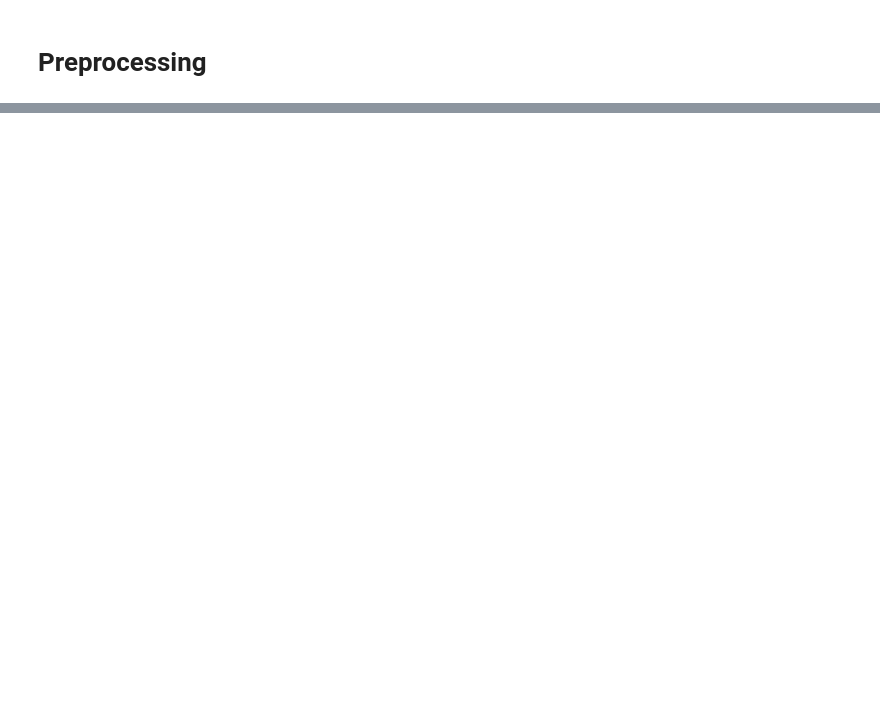
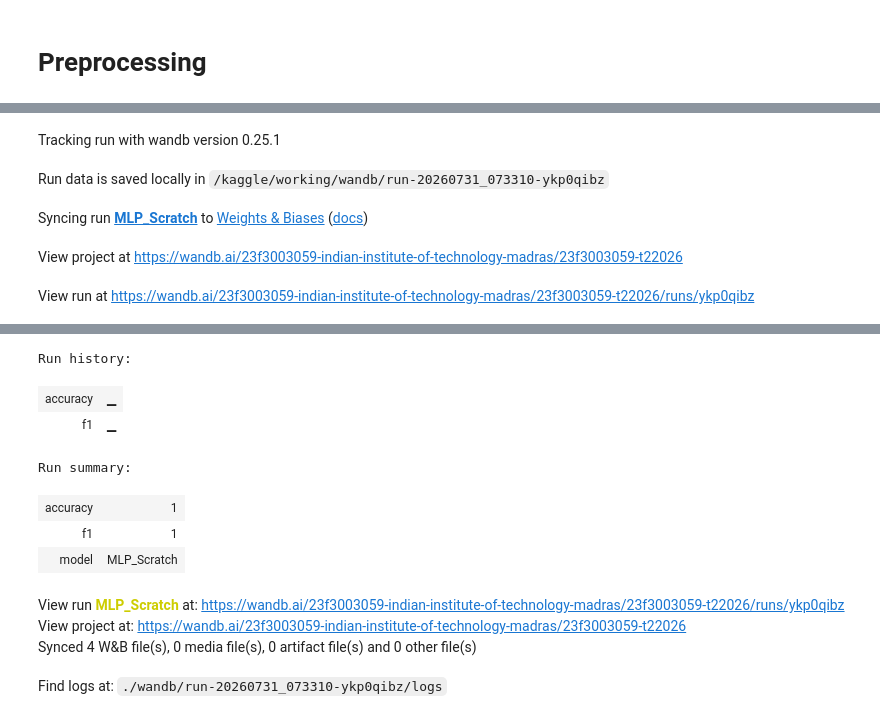
Before and after one commit to 23f3003059/dlgenai-t22026, a Jupyter notebook: DL-23f3003059-notebook-t22026.ipynb, the cells around one changed output, grey strips where cells are left out. Cells and saved outputs as stored; diff of their text form; code cells hidden in the pictures; blank space fills up the shorter version.

```diff
--- a/DL-23f3003059-notebook-t22026.ipynb
+++ b/DL-23f3003059-notebook-t22026.ipynb
@@ -112,6 +191,6 @@ wandb.login(key=wandb_key)
 # %%
 # Model 1 Built from scratch
-wandb.init(project="Smart MCQ Solver", name="MLP_Scratch", config={"metric": "MAP@3"})
+wandb.init(project="23f3003059-t22026", name="MLP_Scratch", config={"metric": "MAP@3"})
 
 tfidf = TfidfVectorizer(max_features=5000, stop_words='english')
 X_train_tfidf = tfidf.fit_transform(train_texts)
@@ -150,3 +229,4 @@ f1_scratch = f1_score(val_labels_enc, scratch_val_preds, average='weighted')
 
 wandb.log({"model": "MLP_Scratch", "accuracy": acc_scratch, "f1": f1_scratch})
 wandb.finish()
+# %% [output]
@@ -152,0 +234,5 @@ wandb.finish()
+Tracking run with wandb version 0.25.1
+Run data is saved locally in /kaggle/working/wandb/run-20260731_073310-ykp0qibz
+Syncing run MLP_Scratch to Weights & Biases (docs)
+View project at https://wandb.ai/23f3003059-indian-institute-of-technology-madras/23f3003059-t22026
+View run at https://wandb.ai/23f3003059-indian-institute-of-technology-madras/23f3003059-t22026/runs/ykp0qibz
@@ -153,2 +240,13 @@ wandb.finish()
+Run history:
+| accuracy | ▁ |
+| f1 | ▁ |
+Run summary:
+| accuracy | 1 |
+| f1 | 1 |
+| model | MLP_Scratch |
+View run MLP_Scratch at: https://wandb.ai/23f3003059-indian-institute-of-technology-madras/23f3003059-t22026/runs/ykp0qibz
+View project at: https://wandb.ai/23f3003059-indian-institute-of-technology-madras/23f3003059-t22026
+Synced 4 W&B file(s), 0 media file(s), 0 artifact file(s) and 0 other file(s)
+Find logs at: ./wandb/run-20260731_073310-ykp0qibz/logs
 # %%
 # Model 2
```
Also changed, not shown: parts of 13 cells of this notebook.
